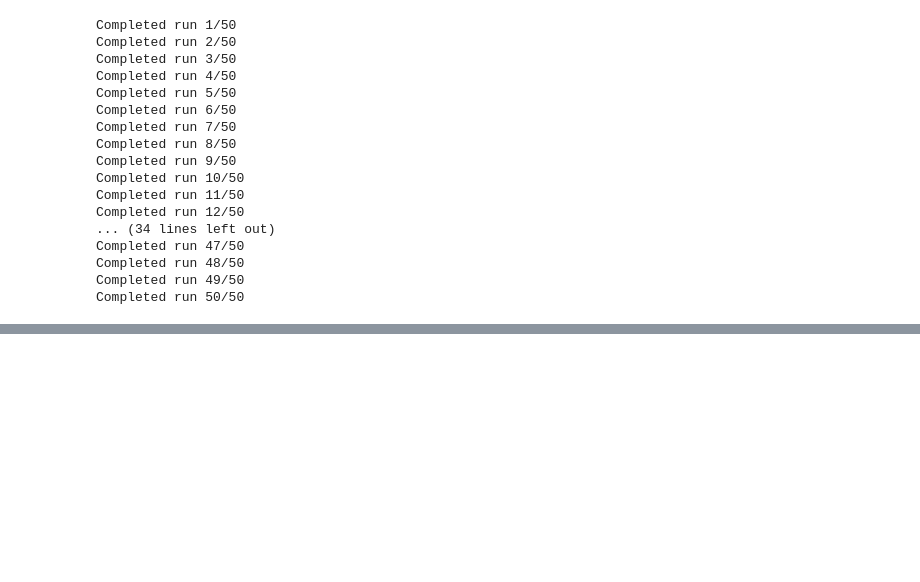
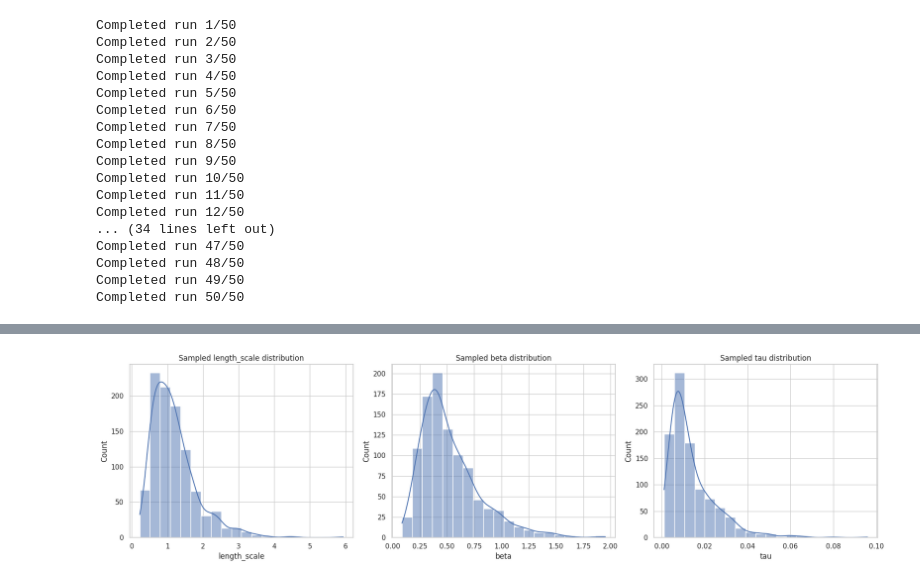
Before and after one commit to vagechirkov/Spatial-MAB-taboo, a Jupyter notebook: notebooks/single_agent_distribution_samples.ipynb, the cells around one changed output, grey strips where cells are left out. Drawn from its saved outputs; the diff is of its cells as text; code cells hidden in the pictures; blank space fills up the shorter version.

```diff
--- a/notebooks/single_agent_distribution_samples.ipynb
+++ b/notebooks/single_agent_distribution_samples.ipynb
@@ -255,0 +264,32 @@ plt.show()
+# %%
+# Original environment lambda parameters (from previous experiments)
+naito_lambda_source = 1.5
+giron_lambda_source = 4.0
+witt_lambda_source  = 2.0
+
+param_distributions = {
+    'length_scale': {'distribution': 'lognormal', 'mu': -0.75, 'sigma': 0.5},
+    'beta': {'distribution': 'lognormal', 'mu': -0.75, 'sigma': 0.5},
+    'tau': {'distribution': 'lognormal', 'mu': -4.5, 'sigma': 0.75}
+}
+param_scaling = {
+    'length_scale': (witt_lambda_source, lambda_true),
+}
+params = sample_parameters_from_distributions(
+    param_distributions=param_distributions,
+    param_scaling=param_scaling,
+    n_samples=1000,
+)
+
+# transform list of dicts to DataFrame for easier plotting
+params_df = pd.DataFrame(params)
+
+# plot histogram of each sampled parameter from dataframe
+fig, axes = plt.subplots(1, 3, figsize=(18, 5))
+for i, param in enumerate(['length_scale', 'beta', 'tau']):
+    sns.histplot(params_df[param], bins=20, kde=True, ax=axes[i])
+    axes[i].set_title(f'Sampled {param} distribution')
+plt.tight_layout()
+plt.show()
+# %% [output]
+[figure, added]
```
Also changed, not shown: parts of 11 cells of this notebook, 4 other files.
